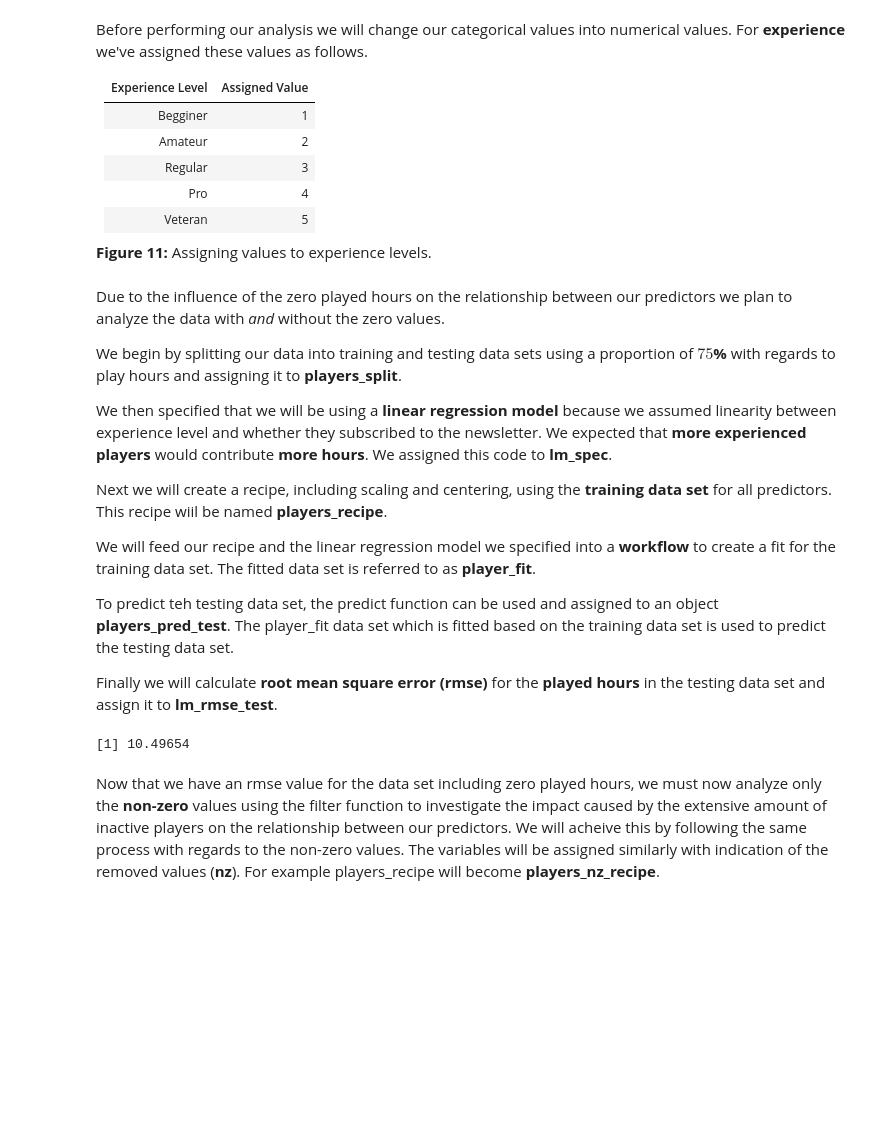
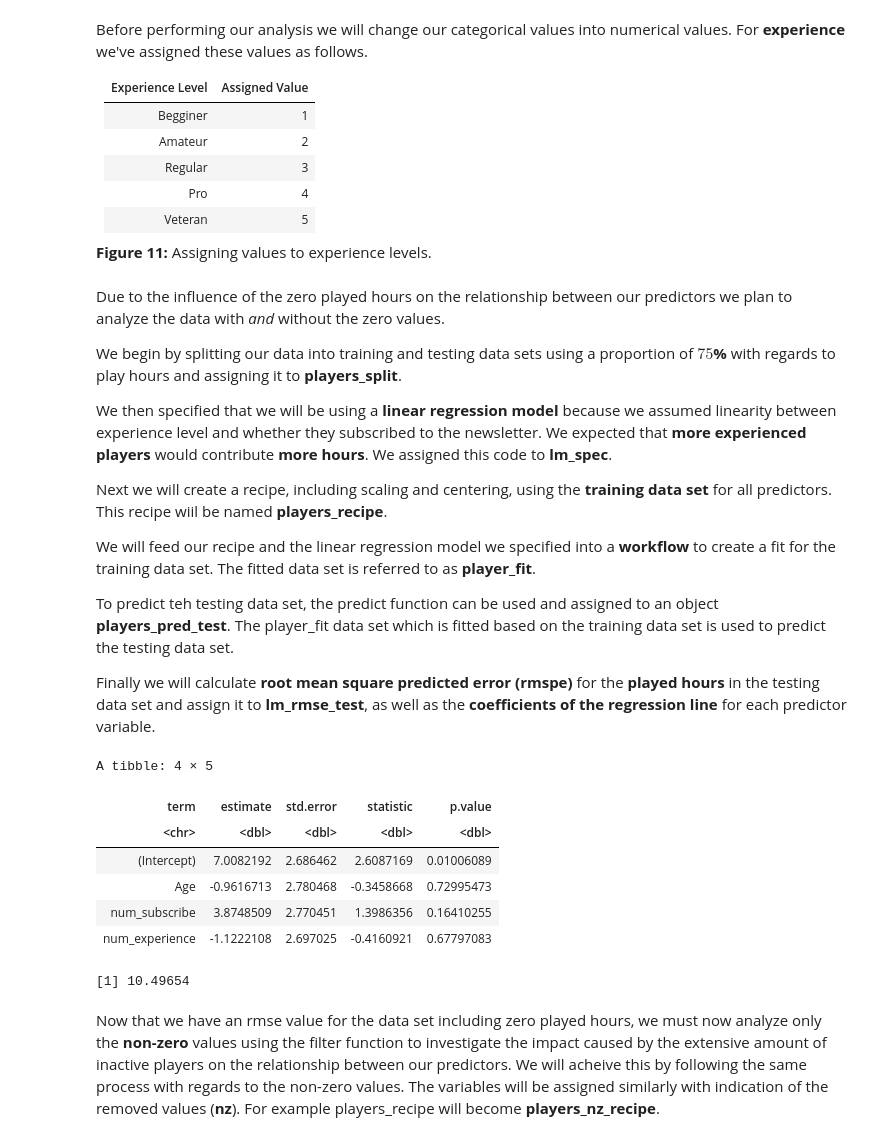
Before and after one commit to ryyuerber/DSCI100_Group_26_Final_Proj, a Jupyter notebook: ProjectWork.ipynb, the cells around one changed output. Cells and saved outputs as stored; diff of their text form; code cells hidden in the pictures; blank space fills up the shorter version.

```diff
--- a/ProjectWork.ipynb
+++ b/ProjectWork.ipynb
@@ -271,38 +271,51 @@ We will feed our recipe and the linear regression model we specified into a **wo
 
 To predict teh testing data set, the predict function can be used and assigned to an object **players_pred_test**. The player_fit data set which is fitted based on the training data set is used to predict the testing data set.
 
-Finally we will calculate **root mean square error (rmse)** for the **played hours** in the testing data set and assign it to **lm_rmse_test**.
+Finally we will calculate **root mean square predicted error (rmspe)** for the **played hours** in the testing data set and assign it to **lm_rmse_test**, as well as the **coefficients of the regression line** for each predictor variable.
 # %%
 set.seed(2019)
 players_split <- initial_split(players_fn, prop = 0.75, strata = played_hours)
 players_training <- training(players_split)
 players_testing <- testing(players_split)
 
 lm_spec <- linear_reg() |>
     set_engine('lm') |>
     set_mode('regression')
 
 players_recipe <- recipe(played_hours ~ ., data = players_training) |>
     step_scale(all_predictors()) |>
     step_center(all_predictors()) |>
     step_impute_mean(all_predictors())
 
 player_fit <- workflow() |>
     add_recipe(players_recipe) |>
     add_model(lm_spec) |>
     fit(data = players_training)
 
 players_pred_test <- player_fit |>
     predict(players_testing) |>
     bind_cols(players_testing)
 
 lm_rmse_test <- metrics(players_pred_test, truth = played_hours, estimate = .pred) |>
     filter(.metric == 'rmse') |>
     select(.estimate) |>
     pull()
+
+mcoeffs <- player_fit |>
+             extract_fit_parsnip() |>
+             tidy()
+
+mcoeffs
 lm_rmse_test
 # %% [output]
-[1] 10.49654
+A tibble: 4 × 5
+| term | estimate | std.error | statistic | p.value |
+| <chr> | <dbl> | <dbl> | <dbl> | <dbl> |
+| (Intercept) | 7.0082192 | 2.686462 | 2.6087169 | 0.01006089 |
+| Age | -0.9616713 | 2.780468 | -0.3458668 | 0.72995473 |
+| num_subscribe | 3.8748509 | 2.770451 | 1.3986356 | 0.16410255 |
+| num_experience | -1.1222108 | 2.697025 | -0.4160921 | 0.67797083 |
+[1] 10.49654
 # %% [markdown]
 Now that we have an rmse value for the data set including zero played hours, we must now analyze only the **non-zero** values using the filter function to investigate the impact caused by the extensive amount of inactive players on the relationship between our predictors. We will acheive this by following the same process with regards to the non-zero values. The variables will be assigned similarly with indication of the removed values (**nz**). For example players_recipe will become **players_nz_recipe**.
 # %%
```
Also changed, not shown: parts of 3 cells of this notebook.
